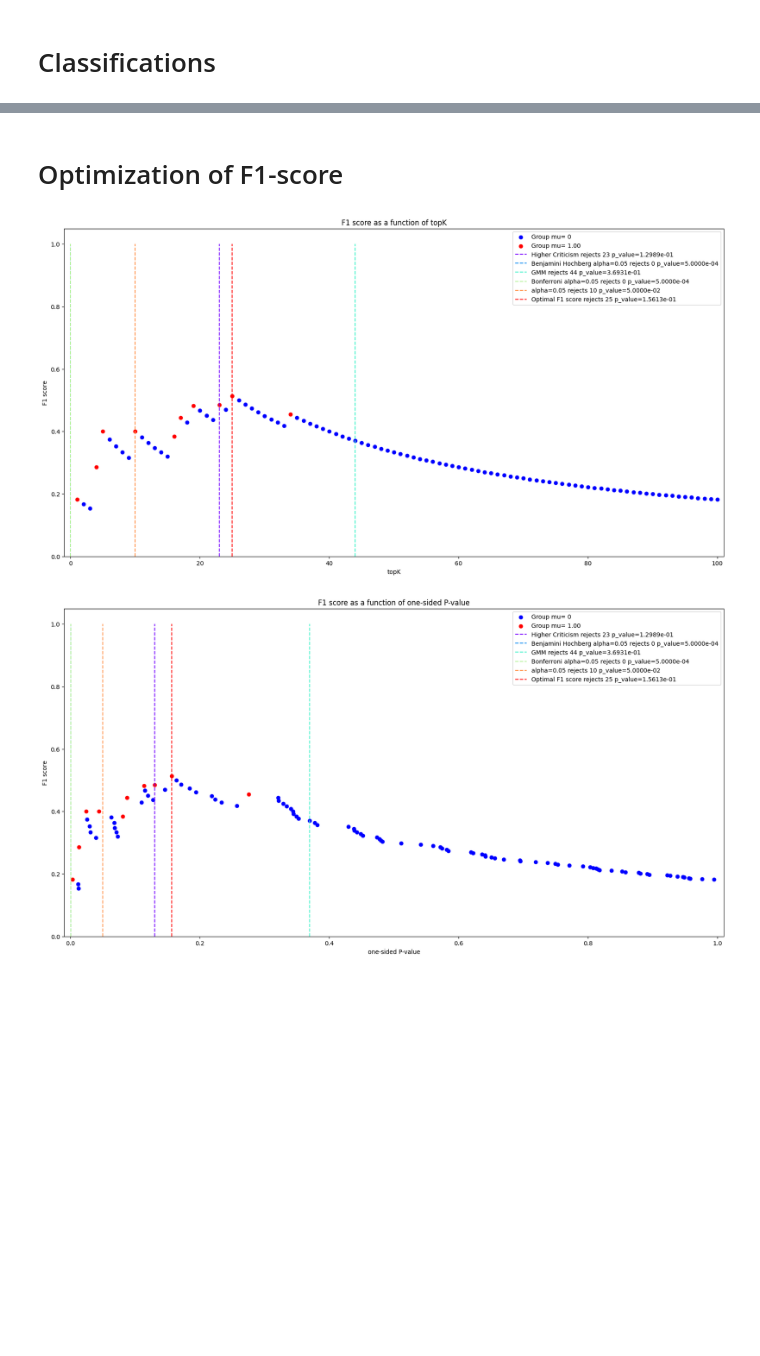
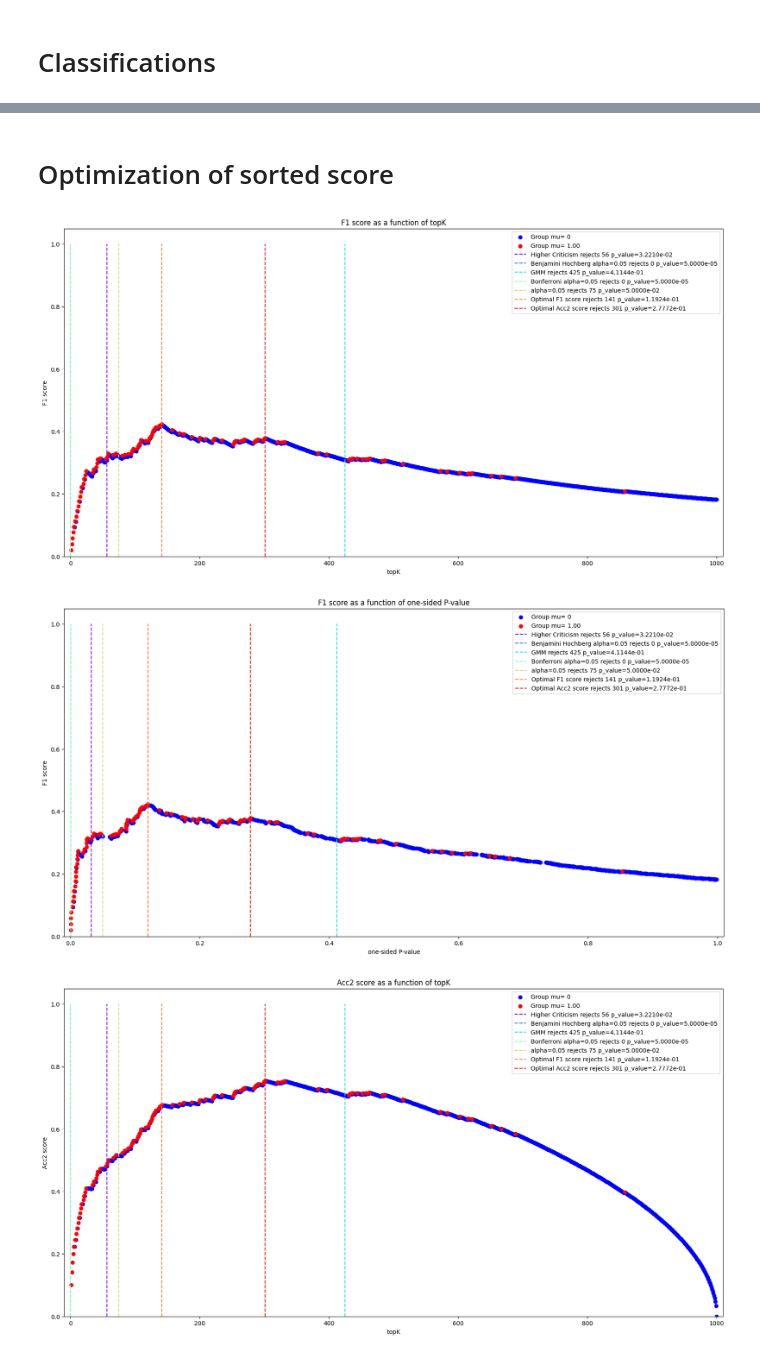
Before and after one commit to drormeir/Thesis, a Jupyter notebook: one_dimension_synthetic.ipynb, the cells around one changed output, grey strips where cells are left out. Saved outputs shown, nothing was run; the diff lists cells and outputs as text; code cells hidden in the pictures; blank space fills up the shorter version.

```diff
--- a/one_dimension_synthetic.ipynb
+++ b/one_dimension_synthetic.ipynb
@@ -139,7 +162,7 @@ class Alpha_Rejection:
 # Main Class
 # %%
 class DataCreator:
-    def __init__(self, N: int = 100, rarity: float = 1, mu: float = 1, alpha: float = 0.05, p_value_sides: int = 1, uniform: bool = False, seed: int = 0):
+    def __init__(self, N: int = 1000, rarity: float = 1, mu: float = 1, alpha: float = 0.05, p_value_sides: int = 1, uniform: bool = False, seed: int = 0):
         assert p_value_sides in [1, 2]
         assert 0 < rarity
         assert 0 < alpha < 1
@@ -166,19 +189,17 @@ class DataCreator:
         self.sorted_labels = self.labels[self.sorted_indexes]
         self.Z_score_sorted = self.Z_score[self.sorted_indexes]
         self.p_values_sorted = self.p_values[self.sorted_indexes]
-        topK_predictions = np.zeros_like(self.labels)
-        self.f1_score_sorted = np.empty(shape=self.N, dtype=np.float32)
-        for ind_sort in range(N):
-            topK_predictions[self.sorted_indexes[ind_sort]] = 1
-            self.f1_score_sorted[ind_sort] = metrics.f1_score(y_true=self.labels, y_pred=topK_predictions)
+        self.f1_score_sorted = sorted_f1_score(self.labels, self.sorted_indexes)
+        self.acc2_score_sorted = sorted_acc2_score(self.labels, self.sorted_indexes)
         self.higher_criticism = HigherCriticism(self.p_values_sorted, use_import=False)
         self.GMM_Thresholding = GMM_Thresholding(self.Z_score, p_values_sorted=self.p_values_sorted, seed=seed)
         self.Benjamini_Hochberg = Benjamini_Hochberg(p_values_sorted=self.p_values_sorted, alpha=self.alpha)
         self.Bonferroni = Bonferroni(p_values=self.p_values_sorted, alpha=alpha)
-        self.Optimal_F1 = Optimal_F1(p_values_sorted=self.p_values_sorted, f1_score_sorted=self.f1_score_sorted)
+        self.Optimal_F1 = Maximal_Score(name='Optimal F1 score', p_values_sorted=self.p_values_sorted, score_sorted=self.f1_score_sorted)
+        self.Optimal_Acc2 = Maximal_Score(name='Optimal Acc2 score', p_values_sorted=self.p_values_sorted, score_sorted=self.acc2_score_sorted)
         self.alpha_rejection = Alpha_Rejection(p_values_sorted=self.p_values_sorted, alpha=self.alpha)
-        self.methods = [self.higher_criticism, self.Benjamini_Hochberg, self.GMM_Thresholding, self.Bonferroni,
-                        self.alpha_rejection, self.Optimal_F1]
+        self.non_optimal_methods = [self.higher_criticism, self.Benjamini_Hochberg, self.GMM_Thresholding, self.Bonferroni, self.alpha_rejection]
+        self.methods = self.non_optimal_methods + [self.Optimal_F1, self.Optimal_Acc2]
         self.methods_colors = plt.cm.rainbow(np.linspace(0, 1, len(self.methods)))
         self.min_x = self.X.min()
         self.max_x = self.X.max()
@@ -190,8 +211,14 @@ class DataCreator:
     def F1_per_method(self):
         return [self.F1_num_rejected(m.num_rejected) for m in self.methods]
 
+    def Acc2_per_method(self):
+        return [self.Acc2_num_rejected(m.num_rejected) for m in self.methods]
+
     def F1_num_rejected(self, num_rejected):
         return self.f1_score_sorted[num_rejected-1] if num_rejected > 0 else 0
+
+    def Acc2_num_rejected(self, num_rejected):
+        return self.acc2_score_sorted[num_rejected-1] if num_rejected > 0 else 0
 
     def P_value_num_rejected(self, num_rejected):
         return self.p_values_sorted[num_rejected-1] if num_rejected > 0 else 0
@@ -278,12 +305,17 @@ class DataCreator:
         hc_predictions[self.sorted_indexes[:self.higher_criticism.num_rejected]] = 1
         self.predictions_scatter(name='Higher Criticism', predictions=hc_predictions)
 
-    def plot_f1_score_vs_topK(self):
+    def plot_f1_sorted_score(self):
+        self.plot_sorted_score(y_label='F1 score', sorted_score=self.f1_score_sorted)
+
+    def plot_acc2_sorted_score(self):
+        self.plot_sorted_score(y_label='Acc2 score', sorted_score=self.acc2_score_sorted)
+
+    def plot_sorted_score(self, y_label: str, sorted_score: np.ndarray):
         x_label = f'topK'
-        y_label = 'F1 score'
         plt.figure(figsize=(20,10))
         plt.title(label=f'{y_label} as a function of {x_label}')
-        self.sorted_scatter(x=self.original_ID, y=self.f1_score_sorted)
+        self.sorted_scatter(x=self.original_ID, y=sorted_score)
         color = iter(self.methods_colors)
         for method in self.methods:
             method_name = method.name
@@ -298,12 +330,10 @@ class DataCreator:
         plt.legend()
         plt.show()
 
-    def plot_f1_score_vs_p_value(self):
         x_label = f'{self.p_value_sides_str} P-value'
-        y_label = 'F1 score'
         plt.figure(figsize=(20,10))
         plt.title(label=f'{y_label} as a function of {x_label}')
-        self.sorted_scatter(x=self.p_values_sorted, y=self.f1_score_sorted)
+        self.sorted_scatter(x=self.p_values_sorted, y=sorted_score)
         color = iter(self.methods_colors)
         for method in self.methods:
             method_name = method.name
@@ -389,8 +419,9 @@ data.hc_scatter()
 # %% [markdown]
-# Optimization of F1-score
+# Optimization of sorted score
 # %%
-data.plot_f1_score_vs_topK()
-data.plot_f1_score_vs_p_value()
+data.plot_f1_sorted_score()
+data.plot_acc2_sorted_score()
 # %% [output]
-[figure, old version]
+[figure, new version]
-[figure, old version]
+[figure, new version]
+[figure, added]
```
Also changed, not shown: parts of 10 cells of this notebook.
